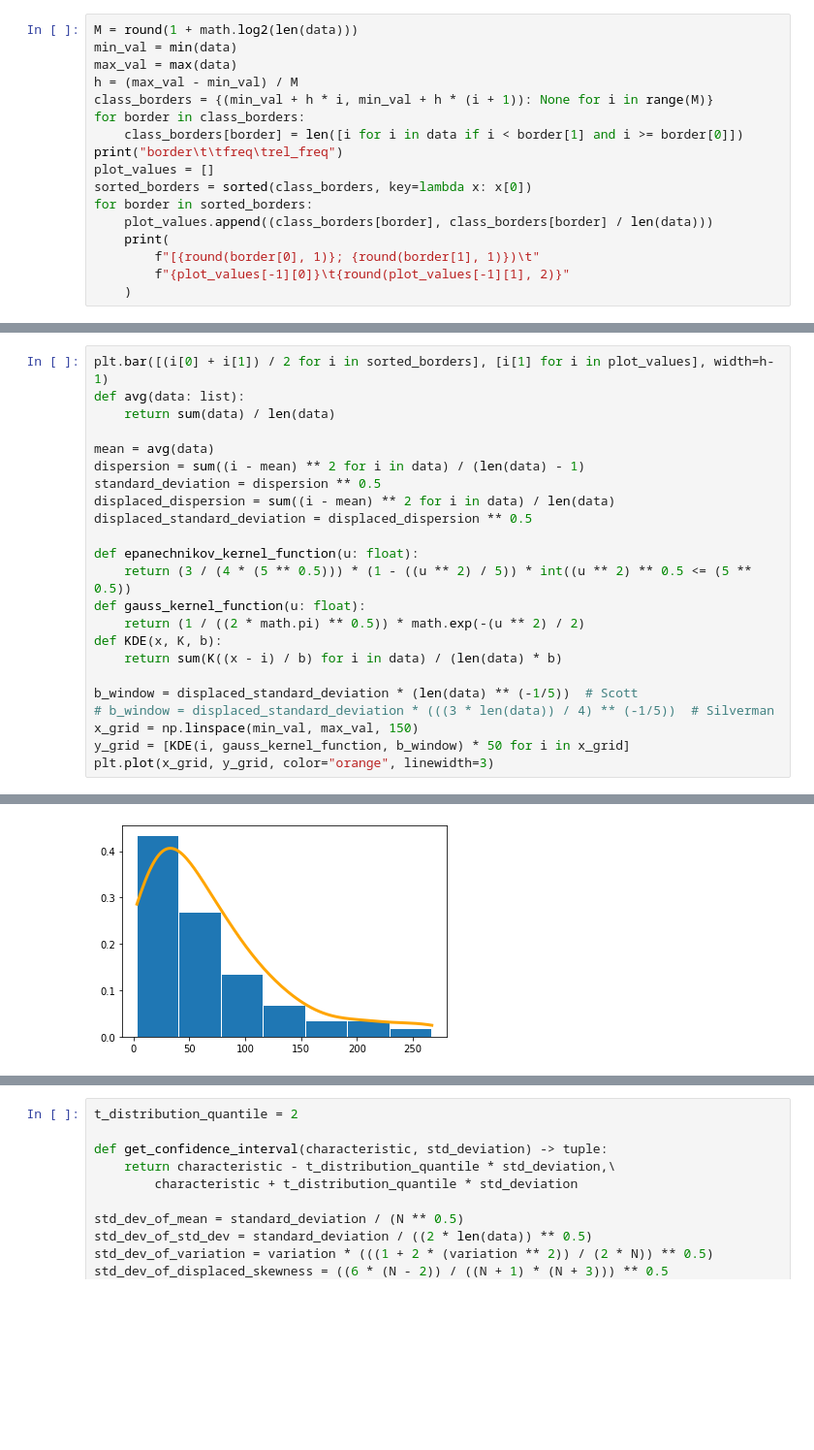
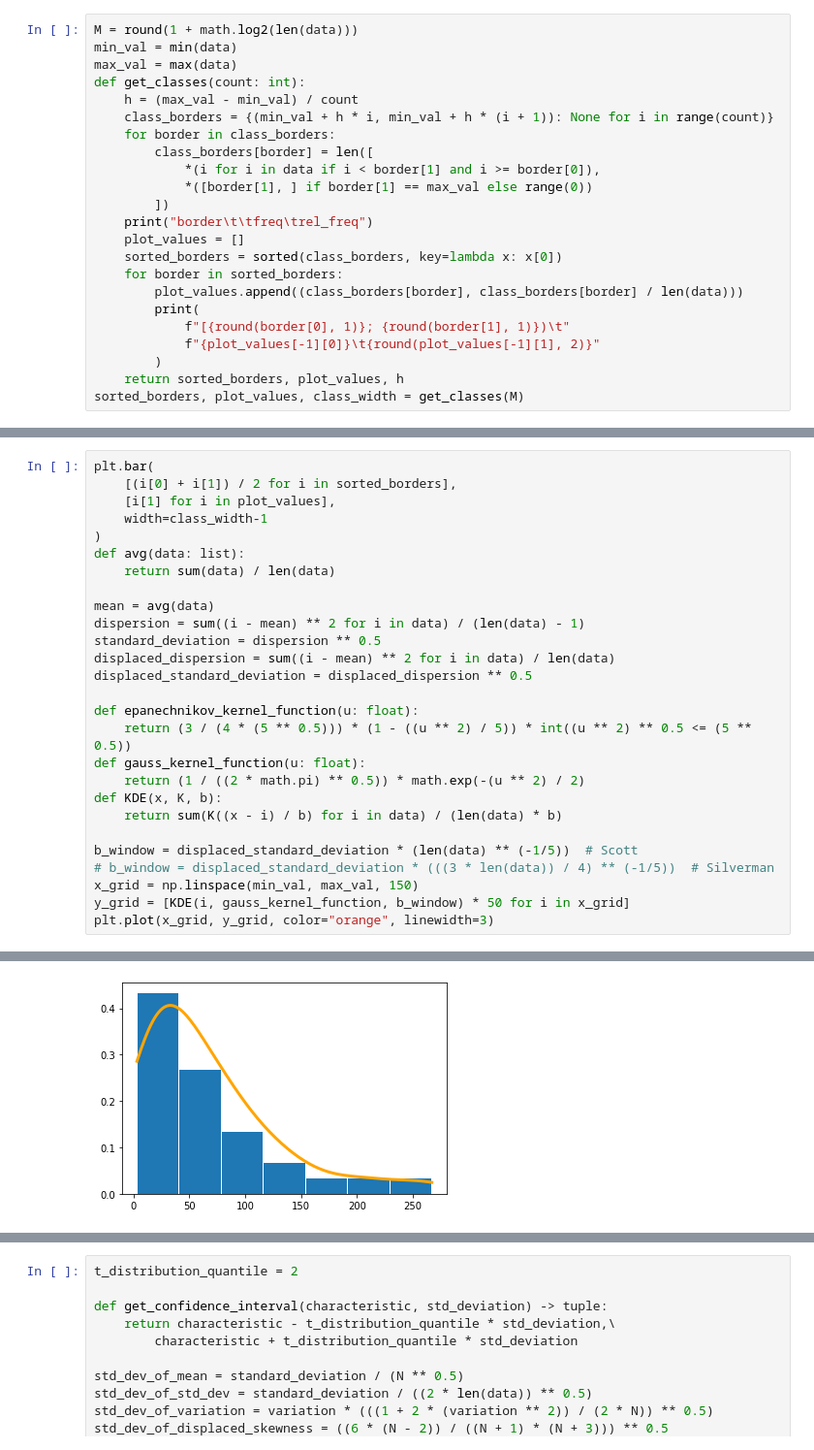
Before and after one commit to crazylinuxer/empirical_methods, a Jupyter notebook: lab1/Untitled.ipynb, the cells around one changed output, grey strips where cells are left out. Shown at 97% size. Cells and saved outputs as stored; diff of their text form; blank space fills up the shorter version.

```diff
--- a/lab1/Untitled.ipynb
+++ b/lab1/Untitled.ipynb
@@ -42,19 +42,25 @@ val     freq    rel_freq
 M = round(1 + math.log2(len(data)))
 min_val = min(data)
 max_val = max(data)
-h = (max_val - min_val) / M
-class_borders = {(min_val + h * i, min_val + h * (i + 1)): None for i in range(M)}
-for border in class_borders:
-    class_borders[border] = len([i for i in data if i < border[1] and i >= border[0]])
-print("border\t\tfreq\trel_freq")
-plot_values = []
-sorted_borders = sorted(class_borders, key=lambda x: x[0])
-for border in sorted_borders:
-    plot_values.append((class_borders[border], class_borders[border] / len(data)))
-    print(
-        f"[{round(border[0], 1)}; {round(border[1], 1)})\t"
-        f"{plot_values[-1][0]}\t{round(plot_values[-1][1], 2)}"
-    )
+def get_classes(count: int):
+    h = (max_val - min_val) / count
+    class_borders = {(min_val + h * i, min_val + h * (i + 1)): None for i in range(count)}
+    for border in class_borders:
+        class_borders[border] = len([
+            *(i for i in data if i < border[1] and i >= border[0]),
+            *([border[1], ] if border[1] == max_val else range(0))
+        ])
+    print("border\t\tfreq\trel_freq")
+    plot_values = []
+    sorted_borders = sorted(class_borders, key=lambda x: x[0])
+    for border in sorted_borders:
+        plot_values.append((class_borders[border], class_borders[border] / len(data)))
+        print(
+            f"[{round(border[0], 1)}; {round(border[1], 1)})\t"
+            f"{plot_values[-1][0]}\t{round(plot_values[-1][1], 2)}"
+        )
+    return sorted_borders, plot_values, h
+sorted_borders, plot_values, class_width = get_classes(M)
 # %% [output]
 border          freq    rel_freq
 [3.0; 40.7)     26      0.43
@@ -67,26 +73,30 @@ border          freq    rel_freq
 # %%
-plt.bar([(i[0] + i[1]) / 2 for i in sorted_borders], [i[1] for i in plot_values], width=h-1)
+plt.bar(
+    [(i[0] + i[1]) / 2 for i in sorted_borders],
+    [i[1] for i in plot_values],
+    width=class_width-1
+)
 def avg(data: list):
     return sum(data) / len(data)
 
 mean = avg(data)
 dispersion = sum((i - mean) ** 2 for i in data) / (len(data) - 1)
 standard_deviation = dispersion ** 0.5
 displaced_dispersion = sum((i - mean) ** 2 for i in data) / len(data)
 displaced_standard_deviation = displaced_dispersion ** 0.5
 
 def epanechnikov_kernel_function(u: float):
     return (3 / (4 * (5 ** 0.5))) * (1 - ((u ** 2) / 5)) * int((u ** 2) ** 0.5 <= (5 ** 0.5))
 def gauss_kernel_function(u: float):
     return (1 / ((2 * math.pi) ** 0.5)) * math.exp(-(u ** 2) / 2)
 def KDE(x, K, b):
     return sum(K((x - i) / b) for i in data) / (len(data) * b)
 
 b_window = displaced_standard_deviation * (len(data) ** (-1/5))  # Scott
 # b_window = displaced_standard_deviation * (((3 * len(data)) / 4) ** (-1/5))  # Silverman
 x_grid = np.linspace(min_val, max_val, 150)
 y_grid = [KDE(i, gauss_kernel_function, b_window) * 50 for i in x_grid]
 plt.plot(x_grid, y_grid, color="orange", linewidth=3)
 # %% [output]
 [<matplotlib.lines.Line2D at 0x...>]
-[figure, old version]
+[figure, new version]
```
Also changed, not shown: parts of 4 cells of this notebook.
